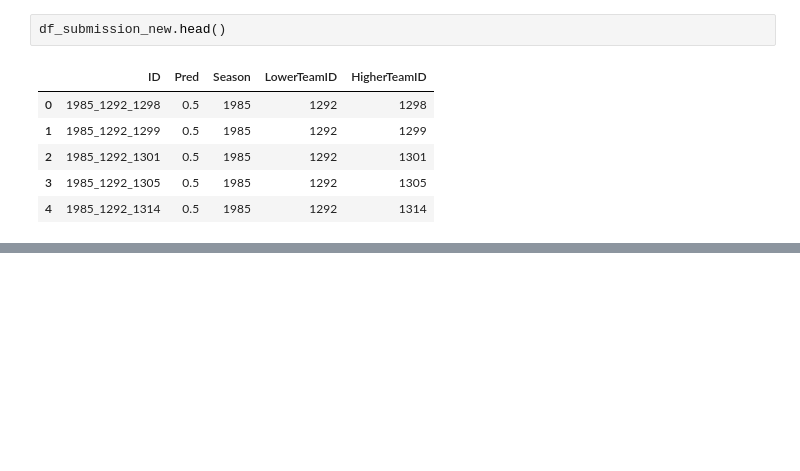
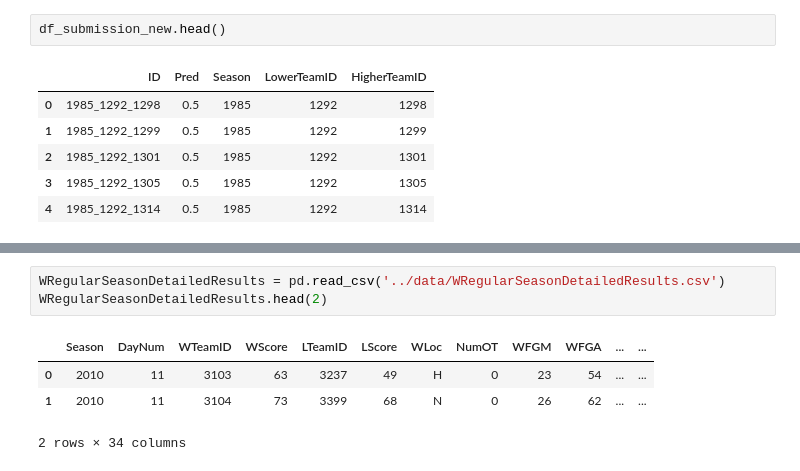
Before and after one commit to nikhil-rai-ds/march-machine-learning-mania-2025, a Jupyter notebook: EDA.ipynb, the cells around one changed output, grey strips where cells are left out. Drawn from its saved outputs; the diff is of its cells as text; blank space fills up the shorter version.

```diff
--- a/EDA.ipynb
+++ b/EDA.ipynb
@@ -971,0 +1836,8 @@ KeyboardInterrupt:
+# %%
+WRegularSeasonDetailedResults = pd.read_csv('../data/WRegularSeasonDetailedResults.csv')
+WRegularSeasonDetailedResults.head(2)
+# %% [output]
+|  | Season | DayNum | WTeamID | WScore | LTeamID | LScore | WLoc | NumOT | WFGM | WFGA | ... | ... |
+| 0 | 2010 | 11 | 3103 | 63 | 3237 | 49 | H | 0 | 23 | 54 | ... | ... |
+| 1 | 2010 | 11 | 3104 | 73 | 3399 | 68 | N | 0 | 26 | 62 | ... | ... |
+2 rows × 34 columns
```
Also changed, not shown: parts of 111 cells of this notebook, 1 other file.
